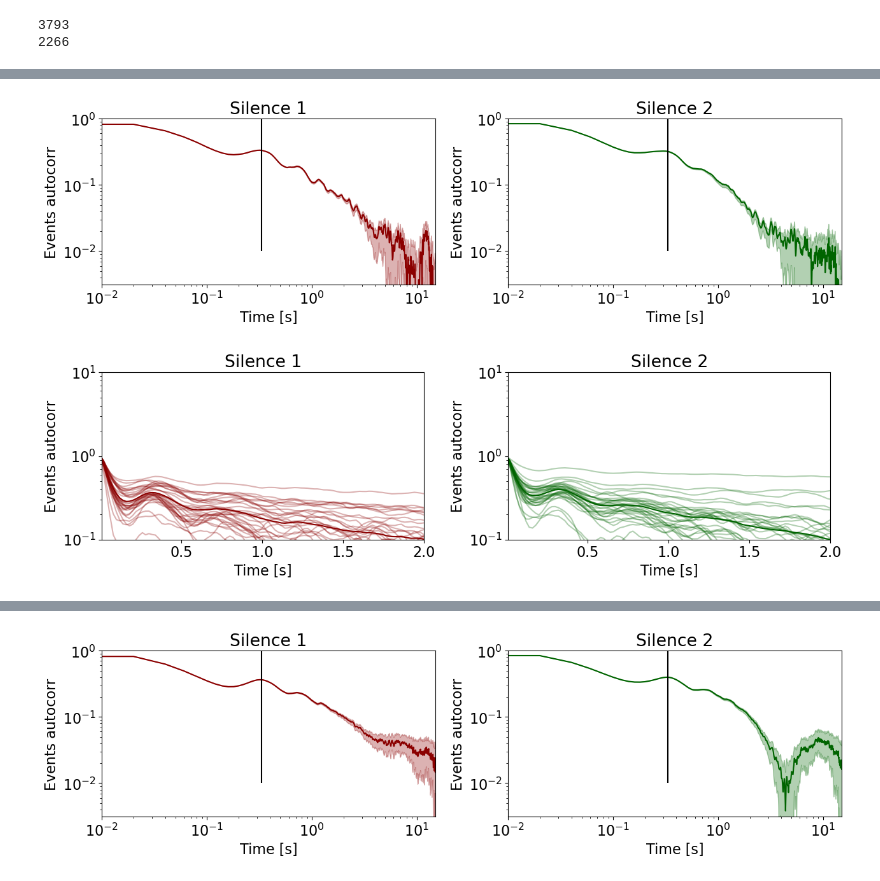
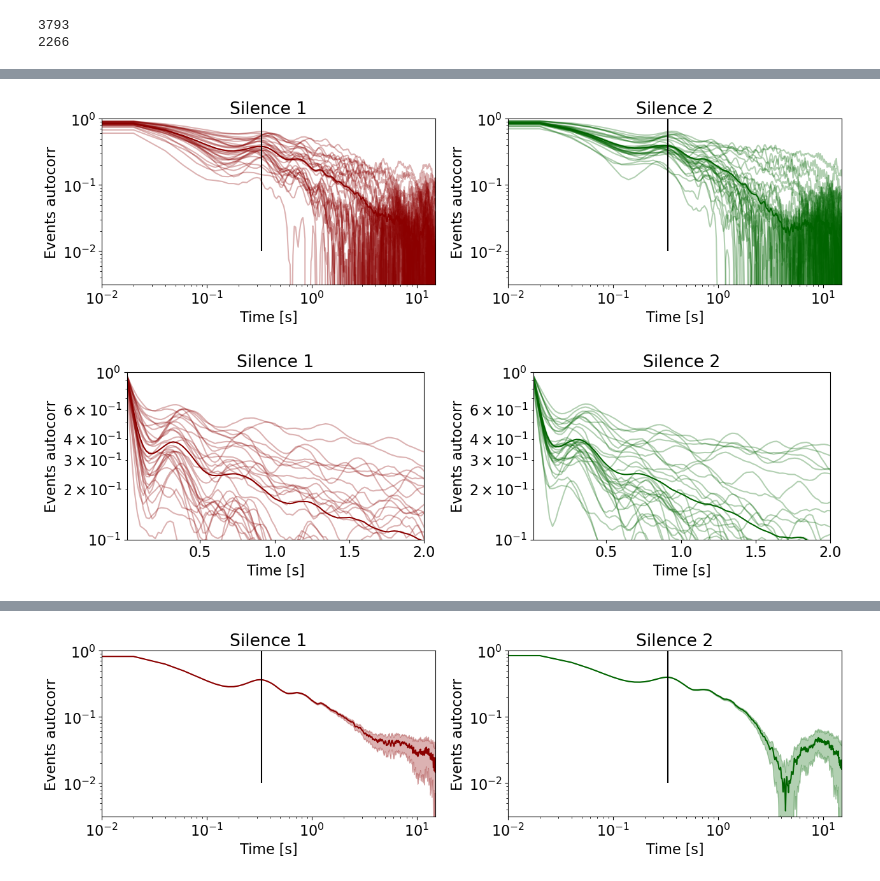
Before and after one commit to benedetta-mariani/EEG-avalanche-analysis, a Jupyter notebook: Autocorrelations EEG.ipynb, the cells around one changed output, grey strips where cells are left out. Drawn from its saved outputs; the diff is of its cells as text; code cells hidden in the pictures.

Commit message:
updated autocorrelations+ statistics

```diff
--- a/Autocorrelations EEG.ipynb
+++ b/Autocorrelations EEG.ipynb
@@ -55,7 +55,7 @@ C:\Users\Benedetta\Downloads\NewbornEEGData-20220203T094950Z-001\NewbornEEGData
 #The trials of all babies in silence X are contained in the trial_silenceX folder where each column is a good channel series
 
 def autocorr_events(fl2, theta, interv):
-    fl1 = np.array(fl2)/(np.std(np.array(fl2),0))
+    fl1 =( np.array(fl2)-np.mean(np.array(fl2),0))/(np.std(np.array(fl2),0))
     t=np.arange(0,len(fl1)/500,0.002)
 
     #We convert the table to an array
@@ -202,15 +206,11 @@ for i, subj in enumerate(subjs):
     nchan2 = data2.shape[0]
 
     if nchan >= 5 and nchan2 >=5:
-
-
         #print('doing')
-        c,tau = autocorr_events(data.T,3,interv)
+        c,tau = autocorr_events(data.T,2,interv)
         #print(len(c))
         cc.append(c)
-
-
-        c,tau = autocorr_events(data2.T,3,interv)
+        c,tau = autocorr_events(data2.T,2,interv)
         #print(len(c))
         cc2.append(c)
 # %%
@@ -273,39 +363,43 @@ ax1 = fig.add_subplot(1,2,1)
 ax2 = fig.add_subplot(1,2,2)
 lags = np.arange(0,len(cc_arr[0]),1)*interv*0.002
 
+for i in range(len(cc_arr)):
+    ax1.plot(lags,cc_arr[i],color ='darkred', alpha = .3)
 ax1.plot(lags,np.mean(cc_arr,0),color ='darkred');
 ax1.fill_between(lags,np.mean(y1_arr,0), np.mean(y2_arr,0), color = 'darkred', alpha = .3)
 ax1.set_yscale('log')
 ax1.set_xscale('log')
 ax1.vlines(1/3, 10**-2,1,color = 'black', label ='3 Hz frequency')
 
 ax1.set_xlabel('Time [s]')
 ax1.set_ylabel('Events autocorr')
 ax1.set_title('Silence 1')
 ax1.set_xlim(0.01,15)
 ax1.set_ylim(10**-2.5,1)
 
 
 lags = np.arange(0,len(cc2_arr[0]),1)*interv*0.002
 
 
+for i in range(len(cc_arr)):
+    ax2.plot(lags,cc2_arr[i],color ='darkgreen', alpha = .3)
 ax2.plot(lags,np.mean(cc2_arr,0), color ='darkgreen');
 
 ax2.fill_between(lags,np.mean(y12_arr,0), np.mean(y22_arr,0), color = 'darkgreen', alpha = .3)
 
 ax2.vlines(1/3, 10**-2,1,color = 'black', label ='3 Hz frequency')
 
 ax2.set_yscale('log')
 ax2.set_xscale('log')
 ax2.set_xlabel('Time [s]')
 ax2.set_ylabel('Events autocorr')
 ax2.set_title('Silence 2');
 ax2.set_xlim(0.01,15)
 ax2.set_ylim(10**-2.5,1);
 plt.tight_layout();
 ## con thres èiù basse si becca un po' di noise mi sa
 # %% [output]
-[figure, old version]
+[figure, new version]
 # %%
 ## thes = 1
 plt.rcParams['font.size'] = 16
@@ -323,7 +417,7 @@ ax1.set_xlabel('Time [s]')
 ax1.set_ylabel('Events autocorr')
 ax1.set_title('Silence 1')
 ax1.set_xlim(0.01,2)
-ax1.set_ylim(10**-1,10)
+ax1.set_ylim(10**-1,1)
 
 
 lags = np.arange(0,len(cc2_arr[0]),1)*interv*0.002
@@ -337,10 +431,10 @@ ax2.set_xlabel('Time [s]')
 ax2.set_ylabel('Events autocorr')
 ax2.set_title('Silence 2');
 ax2.set_xlim(0.01,2)
-ax2.set_ylim(10**-1,10);
+ax2.set_ylim(10**-1,1);
 plt.tight_layout();
 # %% [output]
-[figure, old version]
+[figure, new version]
 # %%
 #thres = 3
 plt.rcParams['font.size'] = 16
```
Also changed, not shown: parts of 7 cells of this notebook, 1 other file.
